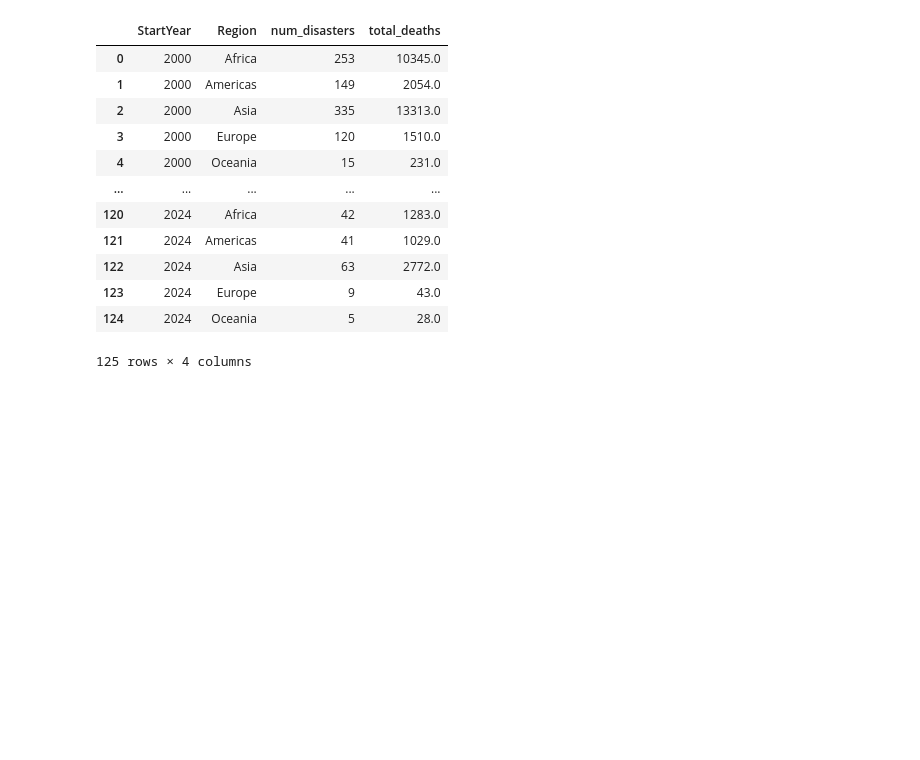
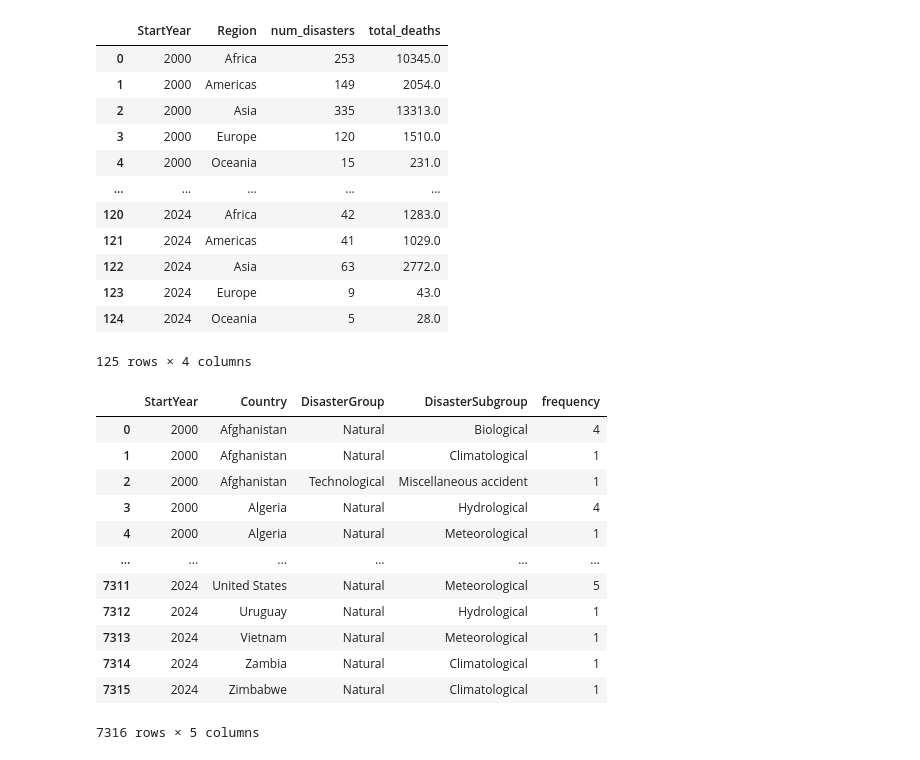
Before and after one commit to caparritos/INFOVIS-G22, a Jupyter notebook: satinize_dataset/sanitize.ipynb, the cells around one changed output. Saved outputs shown, nothing was run; the diff lists cells and outputs as text; code cells hidden in the pictures; blank space fills up the shorter version.

Commit message:
feat: pre-process radial chart

```diff
--- a/satinize_dataset/sanitize.ipynb
+++ b/satinize_dataset/sanitize.ipynb
@@ -280,3 +297,25 @@ disasters_per_region
 | 123 | 2024 | Europe | 9 | 43.0 |
 | 124 | 2024 | Oceania | 5 | 28.0 |
 125 rows × 4 columns
+# %%
+# Group by Year, Country, and DisasterSubgroup and calculate the frequency of each disaster subgroup
+disaster_subgroup_frequency = emdat_disasters_df.groupby(['StartYear', 'Country', 'DisasterGroup', 'DisasterSubgroup']).size().reset_index(name='frequency')
+
+# Save the new DataFrame to a CSV file
+disaster_subgroup_frequency.to_csv('pre-processing/disaster_subgroup_frequency.csv', index=False, mode='w', encoding='utf-8')
+
+disaster_subgroup_frequency
+# %% [output]
+|  | StartYear | Country | DisasterGroup | DisasterSubgroup | frequency |
+| 0 | 2000 | Afghanistan | Natural | Biological | 4 |
+| 1 | 2000 | Afghanistan | Natural | Climatological | 1 |
+| 2 | 2000 | Afghanistan | Technological | Miscellaneous accident | 1 |
+| 3 | 2000 | Algeria | Natural | Hydrological | 4 |
+| 4 | 2000 | Algeria | Natural | Meteorological | 1 |
+| ... | ... | ... | ... | ... | ... |
+| 7311 | 2024 | United States | Natural | Meteorological | 5 |
+| 7312 | 2024 | Uruguay | Natural | Hydrological | 1 |
+| 7313 | 2024 | Vietnam | Natural | Meteorological | 1 |
+| 7314 | 2024 | Zambia | Natural | Climatological | 1 |
+| 7315 | 2024 | Zimbabwe | Natural | Climatological | 1 |
+7316 rows × 5 columns
```
Also changed, not shown: parts of 10 cells of this notebook, 3 other files.
